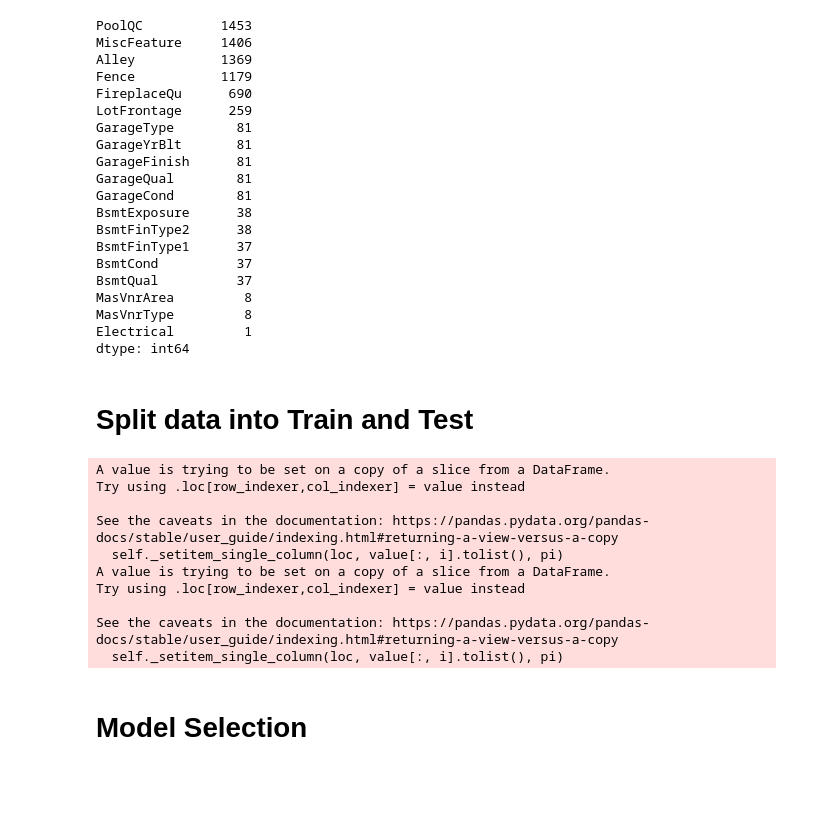
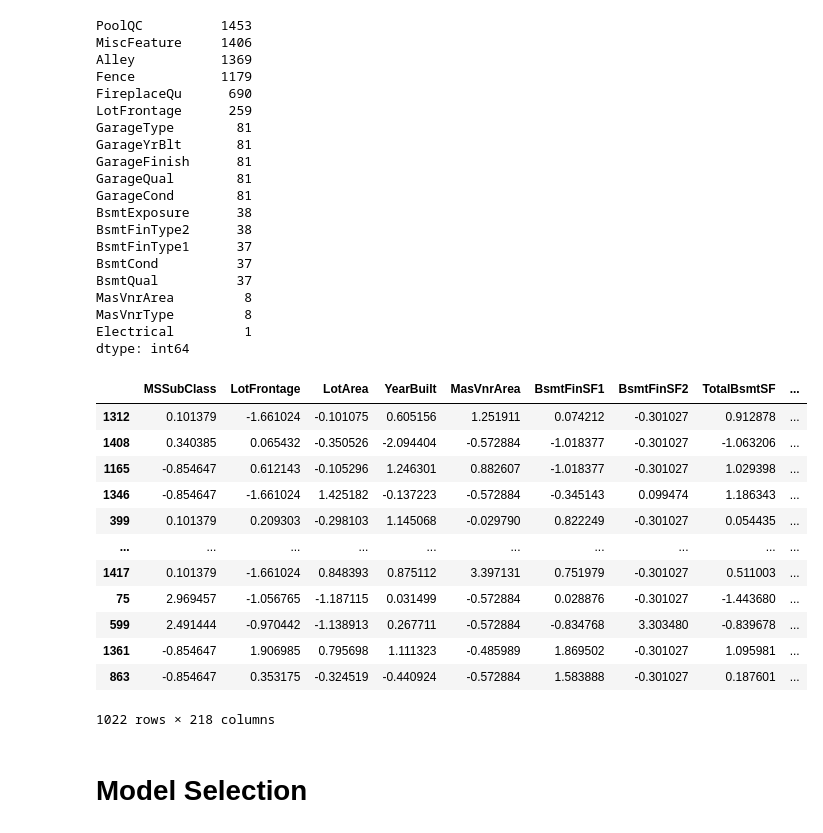
Before and after one commit to Nikalozj/House-Prices-Kaggle, a Jupyter notebook: Feature Engineering & Prediction.ipynb, the cells around one changed output. Saved outputs shown, nothing was run; the diff lists cells and outputs as text; code cells hidden in the pictures; blank space fills up the shorter version.

```diff
--- a/Feature Engineering & Prediction.ipynb
+++ b/Feature Engineering & Prediction.ipynb
@@ -256,2 +244,0 @@ X, num_features = preprocess(housing)
-# %% [markdown]
-# Split data into Train and Test
@@ -262,19 +254,24 @@ X_train, X_test, y_train, y_test = train_test_split(X, y, test_size=0.3, random_
 # %%
-from sklearn.preprocessing import StandardScaler
+# Scale num features
 scaler = StandardScaler()
-X_train.loc[:, num_features] = scaler.fit_transform(X_train.loc[:, num_features])
-X_test.loc[:, num_features] = scaler.fit_transform(X_test.loc[:, num_features])
+X_train.loc[:, num_features_tr] = scaler.fit_transform(X_train.loc[:, num_features_tr])
+X_test.loc[:, num_features_test] = scaler.transform(X_test.loc[:, num_features_test])
-# %% [output]
-A value is trying to be set on a copy of a slice from a DataFrame.
-Try using .loc[row_indexer,col_indexer] = value instead
-
-See the caveats in the documentation: https://pandas.pydata.org/pandas-docs/stable/user_guide/indexing.html#returning-a-view-versus-a-copy
-  self._setitem_single_column(loc, value[:, i].tolist(), pi)
-A value is trying to be set on a copy of a slice from a DataFrame.
-Try using .loc[row_indexer,col_indexer] = value instead
-
-See the caveats in the documentation: https://pandas.pydata.org/pandas-docs/stable/user_guide/indexing.html#returning-a-view-versus-a-copy
-  self._setitem_single_column(loc, value[:, i].tolist(), pi)
+# %%
+X_train
+# %% [output]
+|  | MSSubClass | LotFrontage | LotArea | YearBuilt | MasVnrArea | BsmtFinSF1 | BsmtFinSF2 | TotalBsmtSF | ... |
+| 1312 | 0.101379 | -1.661024 | -0.101075 | 0.605156 | 1.251911 | 0.074212 | -0.301027 | 0.912878 | ... |
+| 1408 | 0.340385 | 0.065432 | -0.350526 | -2.094404 | -0.572884 | -1.018377 | -0.301027 | -1.063206 | ... |
+| 1165 | -0.854647 | 0.612143 | -0.105296 | 1.246301 | 0.882607 | -1.018377 | -0.301027 | 1.029398 | ... |
+| 1346 | -0.854647 | -1.661024 | 1.425182 | -0.137223 | -0.572884 | -0.345143 | 0.099474 | 1.186343 | ... |
+| 399 | 0.101379 | 0.209303 | -0.298103 | 1.145068 | -0.029790 | 0.822249 | -0.301027 | 0.054435 | ... |
+| ... | ... | ... | ... | ... | ... | ... | ... | ... | ... |
+| 1417 | 0.101379 | -1.661024 | 0.848393 | 0.875112 | 3.397131 | 0.751979 | -0.301027 | 0.511003 | ... |
+| 75 | 2.969457 | -1.056765 | -1.187115 | 0.031499 | -0.572884 | 0.028876 | -0.301027 | -1.443680 | ... |
+| 599 | 2.491444 | -0.970442 | -1.138913 | 0.267711 | -0.572884 | -0.834768 | 3.303480 | -0.839678 | ... |
+| 1361 | -0.854647 | 1.906985 | 0.795698 | 1.111323 | -0.485989 | 1.869502 | -0.301027 | 1.095981 | ... |
+| 863 | -0.854647 | 0.353175 | -0.324519 | -0.440924 | -0.572884 | 1.583888 | -0.301027 | 0.187601 | ... |
+1022 rows × 218 columns
 # %% [markdown]
 # Model Selection
 # %%
```
Also changed, not shown: parts of 16 cells of this notebook.
